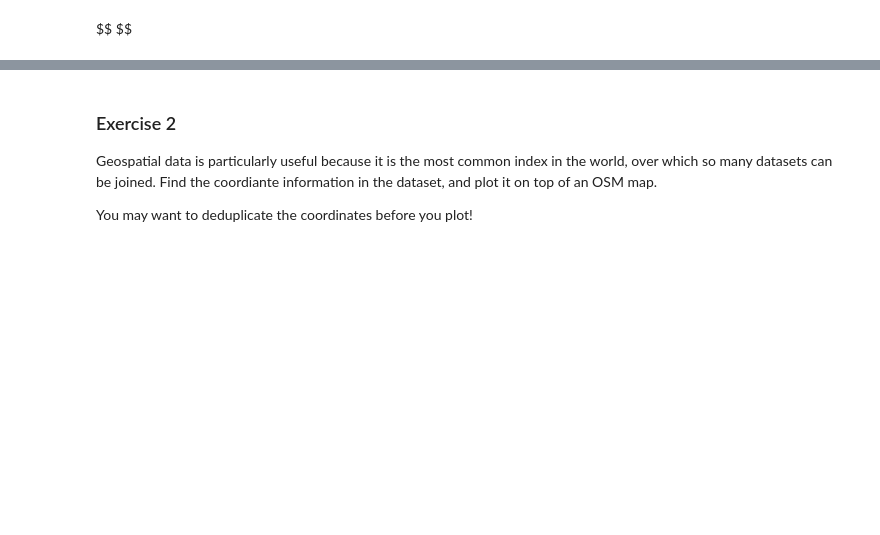
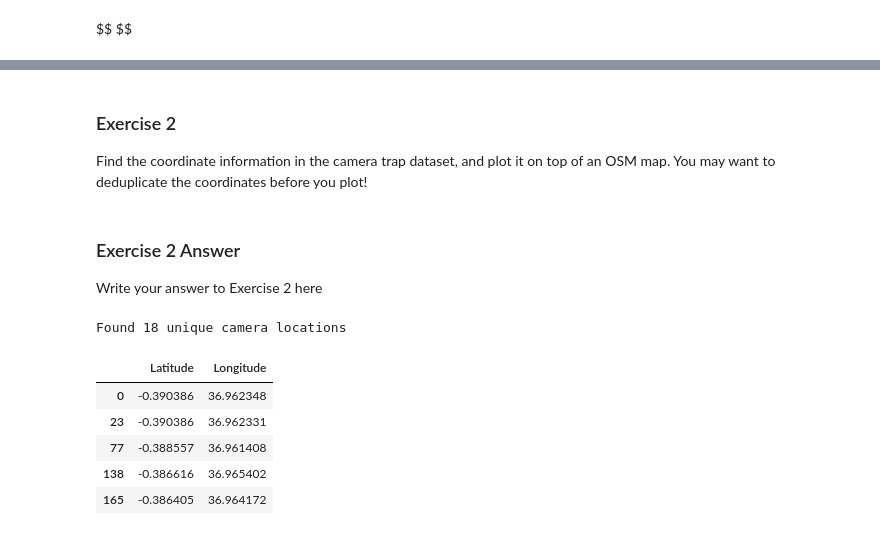
Before and after one commit to mlatcl/mlfc, a Jupyter notebook: _notebooks/02-dataset-joining-practical.ipynb, the cells around one changed output, grey strips where cells are left out. Drawn from its saved outputs; the diff is of its cells as text; code cells hidden in the pictures; blank space fills up the shorter version.

```diff
--- a/_notebooks/02-dataset-joining-practical.ipynb
+++ b/_notebooks/02-dataset-joining-practical.ipynb
@@ -105,8 +144,6 @@ style=""><a href="https://github.com/lawrennd/snippets/edit/main/_data-science/i
 # %% [markdown]
 ### Exercise 2
 
-Geospatial data is particularly useful because it is the most common
-index in the world, over which so many datasets can be joined. Find the
-coordiante information in the dataset, and plot it on top of an OSM map.
-
-You may want to deduplicate the coordinates before you plot!
+Find the coordinate information in the camera trap dataset, and plot it
+on top of an OSM map. You may want to deduplicate the coordinates before
+you plot!
@@ -115,2 +150,4 @@ You may want to deduplicate the coordinates before you plot!
-# %% [markdown]
-<!-- Dsail Porini Address -->
+# %% [markdown]
+### Exercise 2 Answer
+
+Write your answer to Exercise 2 here
@@ -116,0 +156,15 @@ You may want to deduplicate the coordinates before you plot!
+# %%
+# Extract unique camera locations
+unique_locations = porini_df[['Latitude', 'Longitude']].drop_duplicates()
+print(f"Found {len(unique_locations)} unique camera locations")
+
+# Display the coordinates
+unique_locations.head()
+# %% [output]
+Found 18 unique camera locations
+|  | Latitude | Longitude |
+| 0 | -0.390386 | 36.962348 |
+| 23 | -0.390386 | 36.962331 |
+| 77 | -0.388557 | 36.961408 |
+| 138 | -0.386616 | 36.965402 |
+| 165 | -0.386405 | 36.964172 |
```
Also changed, not shown: parts of 102 cells of this notebook, 5 other files.
